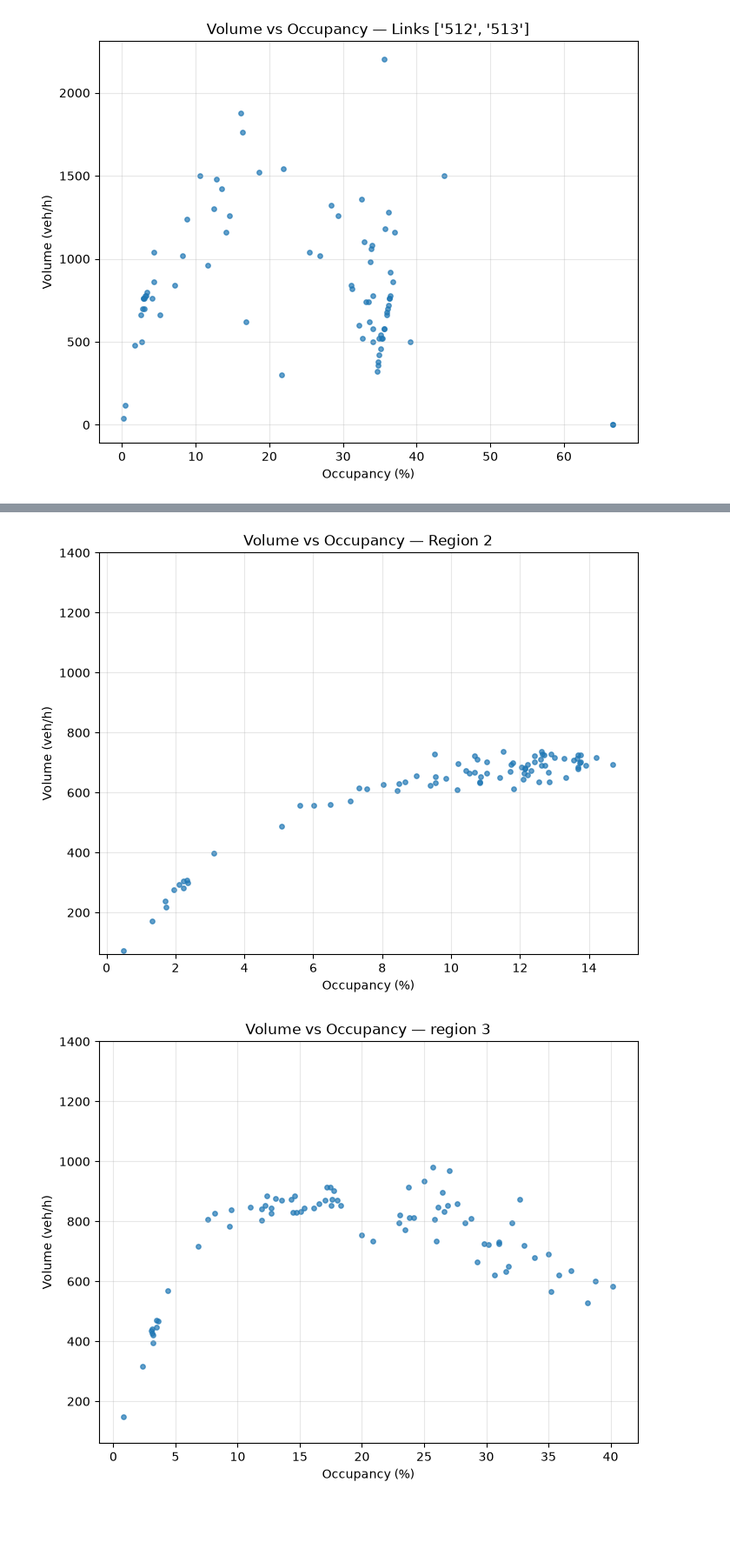
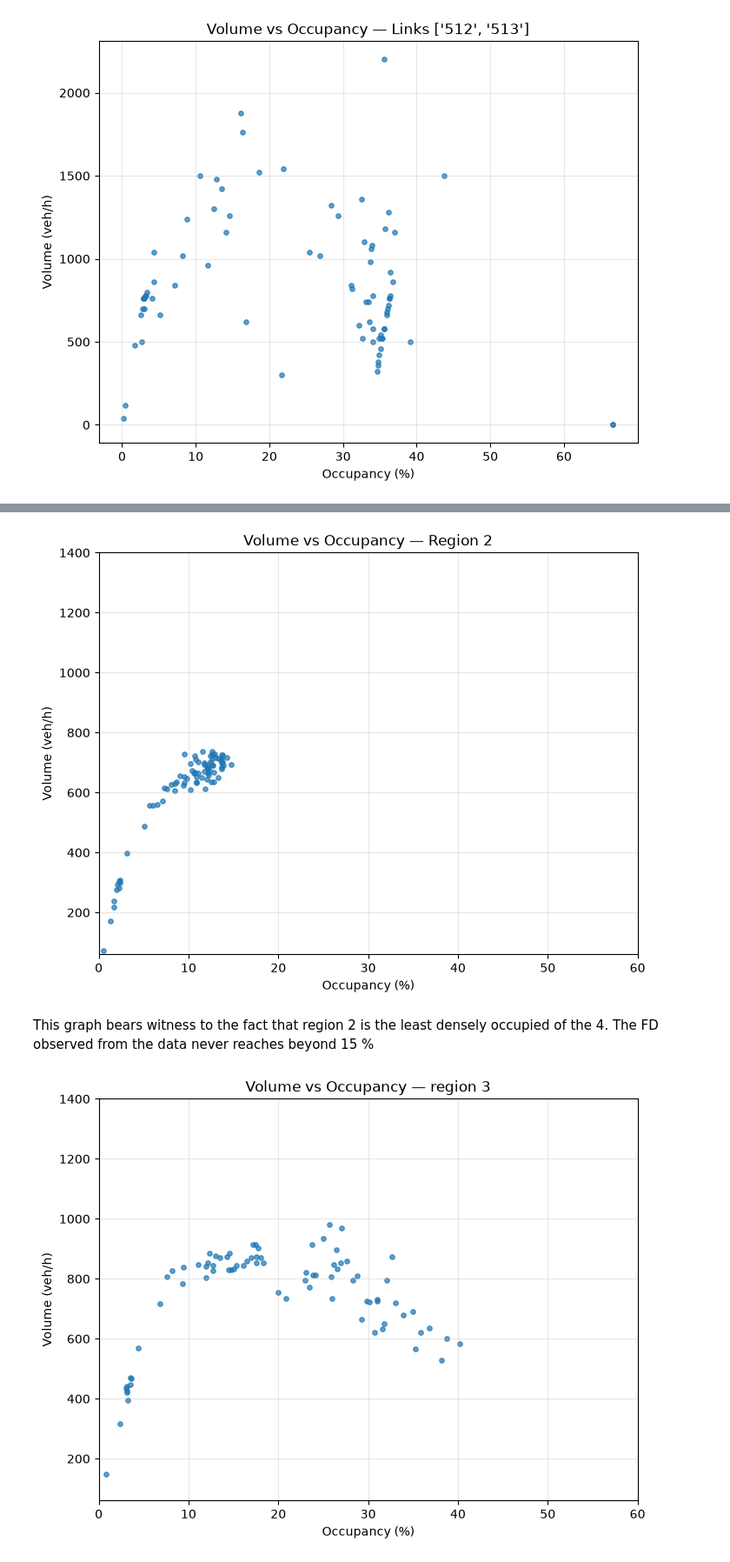
Before and after one commit to margauxfstn/Lab-1-Traffic, a Jupyter notebook: lab1Lorenzo.ipynb, the cells around one changed output, grey strips where cells are left out. Shown at 87% size. Drawn from its saved outputs; the diff is of its cells as text; code cells hidden in the pictures; blank space fills up the shorter version.

```diff
--- a/lab1Lorenzo.ipynb
+++ b/lab1Lorenzo.ipynb
@@ -181,33 +189,37 @@ fig, ax = plt.subplots(figsize=(8, 6))
 ax.scatter(average_occupancy, average_volume, s=15, alpha=0.7)
 ## ax.set_ylim(0, 5000)  only use for scale
 ax.set_ylim(60, 1400) #use only for scale
+ax.set_xlim(0, 60) #use only for scale
 ax.set_xlabel("Occupancy (%)")
 ax.set_ylabel("Volume (veh/h)")
 ax.set_title(f"Volume vs Occupancy — Region {region}")
 ax.grid(True, alpha=0.3)
 # %% [output]
-[figure, old version]
+[figure, new version]
+# %% [markdown]
+This graph bears witness to the fact that region 2 is the least densely occupied of the 4. The FD observed from the data never reaches beyond 15 %
 # %%
 region = "3" #using same plotting process as before for each region
 
 
 
 average_occupancy = region_occupancy[region].mean(axis=1)
 average_volume = region_volume[region].mean(axis=1)
 
 average_occupancy.head()
 average_volume.head()
 fig, ax = plt.subplots(figsize=(8, 6))
 
 ax.scatter(average_occupancy, average_volume, s=15, alpha=0.7)
 ## ax.set_ylim(0, 5000)  only use for scale
 ax.set_ylim(60, 1400) #use only for scale
+ax.set_xlim(0, 60) #use only for scale
 ax.set_xlabel("Occupancy (%)")
 ax.set_ylabel("Volume (veh/h)")
 ax.set_title(f"Volume vs Occupancy — region {region}")
 ax.grid(True, alpha=0.3)
 # %% [output]
-[figure, old version]
+[figure, new version]
 # %%
 region = "4" #using same plotting process as before for each region
 
```
Also changed, not shown: parts of 12 cells of this notebook.
